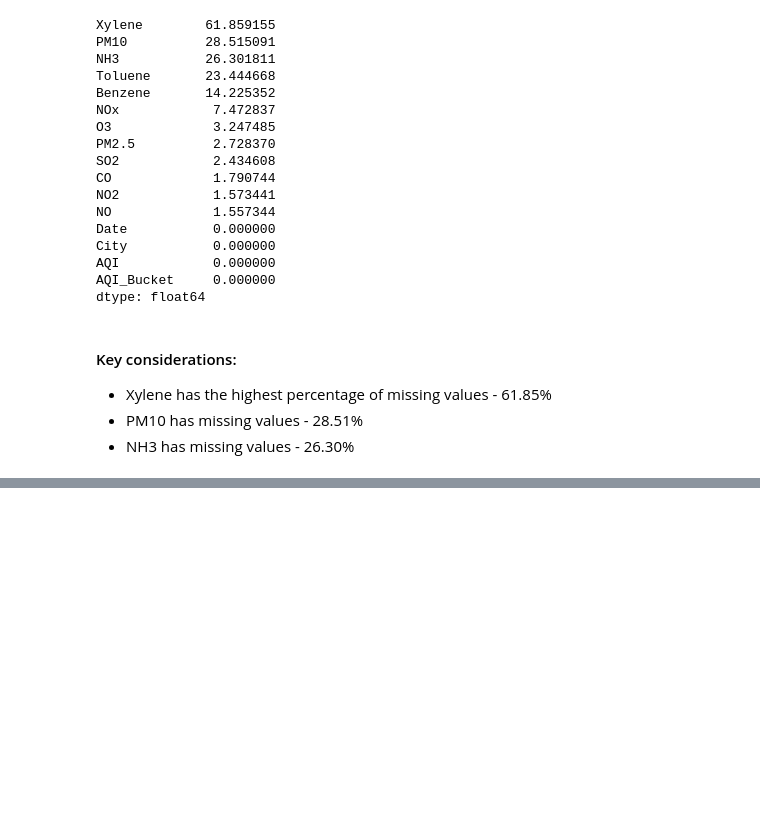
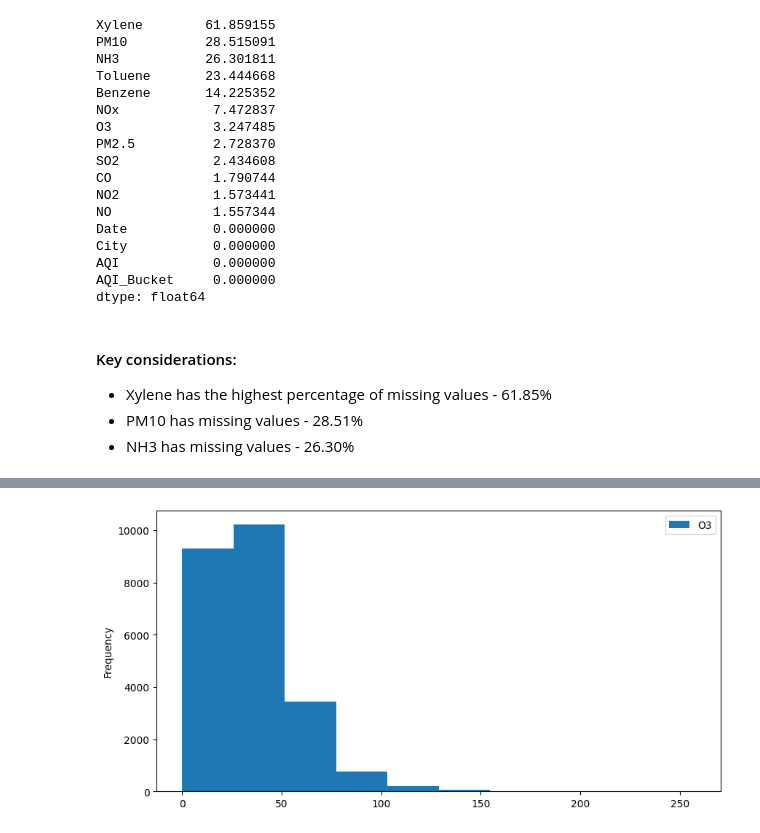
Before and after one commit to Bikram-Khelo/Air-Quality-Index-Prediction-AICTE-Cycle-4, a Jupyter notebook: AQI Prediction Model.ipynb, the cells around one changed output, grey strips where cells are left out. Saved outputs shown, nothing was run; the diff lists cells and outputs as text; code cells hidden in the pictures; blank space fills up the shorter version.

```diff
--- a/AQI Prediction Model.ipynb
+++ b/AQI Prediction Model.ipynb
@@ -152,0 +176,7 @@ dtype: float64
+# %%
+#Univariate analysis
+df['O3'].plot(kind = 'hist', figsize=(10,5))
+plt.legend()
+plt.show()
+# %% [output]
+[figure, added]
```
Also changed, not shown: parts of 38 cells of this notebook.
